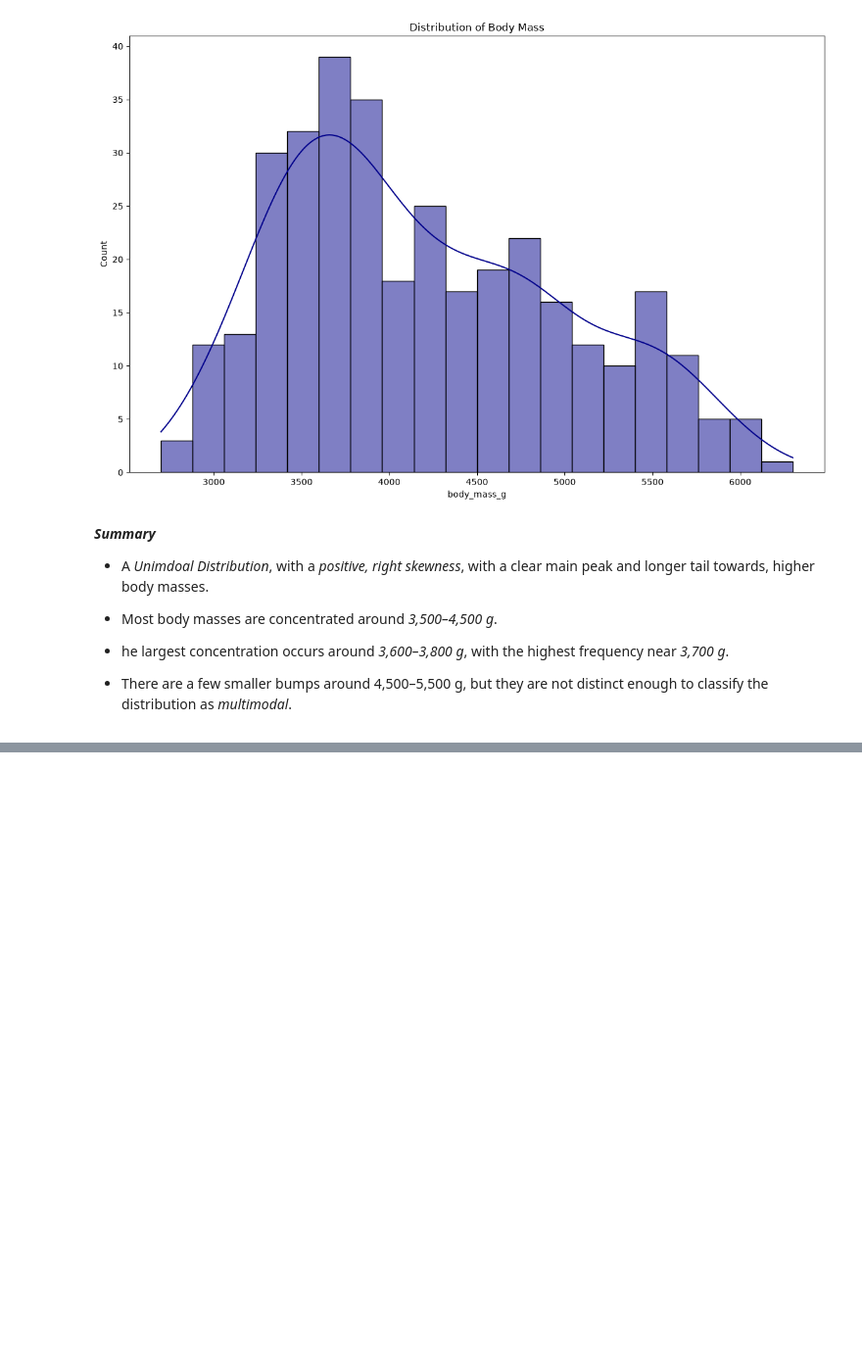
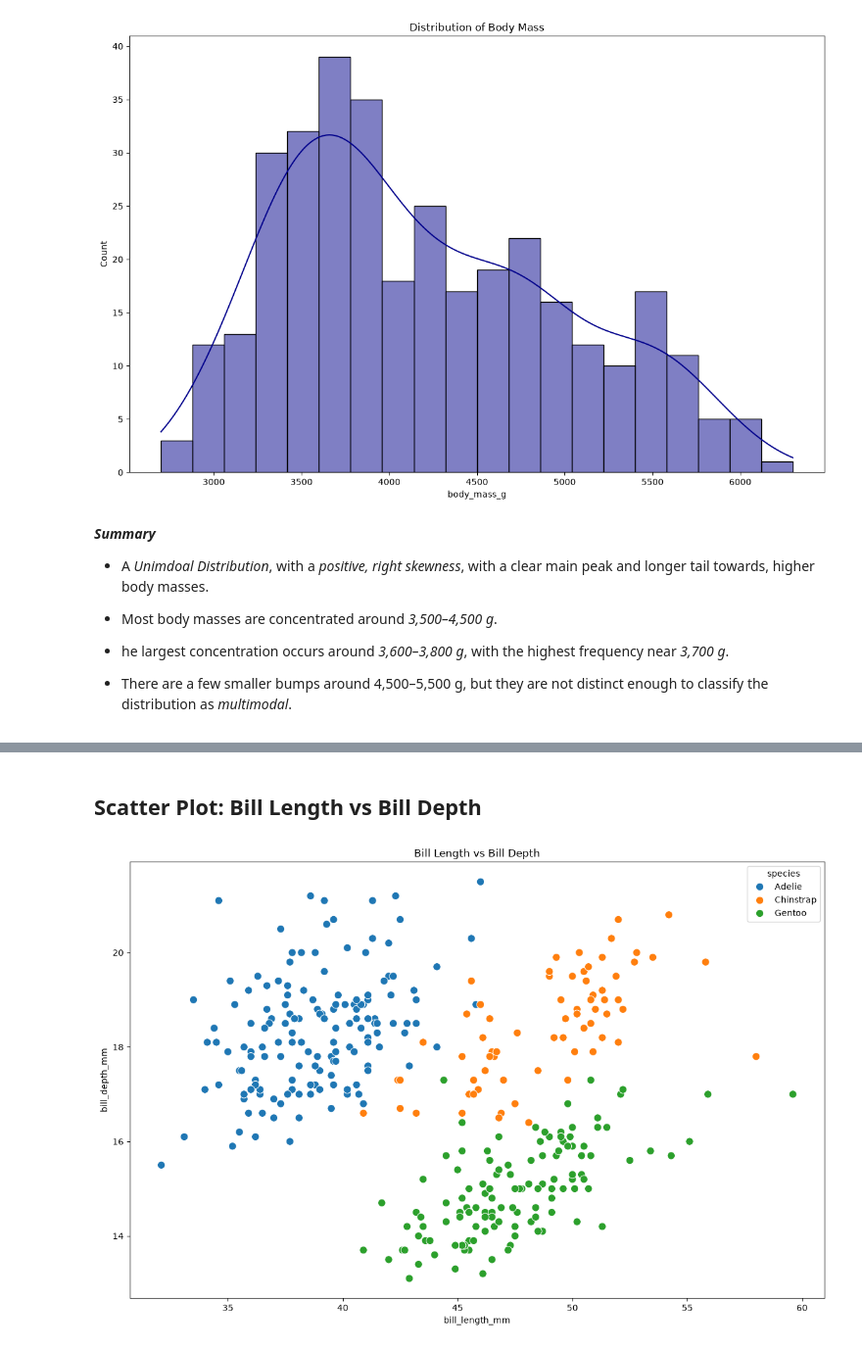
Before and after one commit to CH-CHISAKA/Machine_Learning_and_Data_Science, a Jupyter notebook: 04-assignments/01-assignment/palmer-penguins.ipynb, the cells around one changed output, grey strips where cells are left out. Shown at 98% size. Saved outputs shown, nothing was run; the diff lists cells and outputs as text; code cells hidden in the pictures; blank space fills up the shorter version.

```diff
--- a/04-assignments/01-assignment/palmer-penguins.ipynb
+++ b/04-assignments/01-assignment/palmer-penguins.ipynb
@@ -201,0 +231,16 @@ plt.show()
+# %% [markdown]
+## Scatter Plot: Bill Length vs Bill Depth
+# %%
+plt.figure(figsize=(12,8))
+sns.scatterplot(
+    data=penguins,
+    x="bill_length_mm",
+    y="bill_depth_mm",
+    hue="species",
+    s=80
+)
+plt.title("Bill Length vs Bill Depth")
+plt.tight_layout()
+plt.show()
+# %% [output]
+[figure, added]
```
Also changed, not shown: parts of 14 cells of this notebook, 2 other files.
